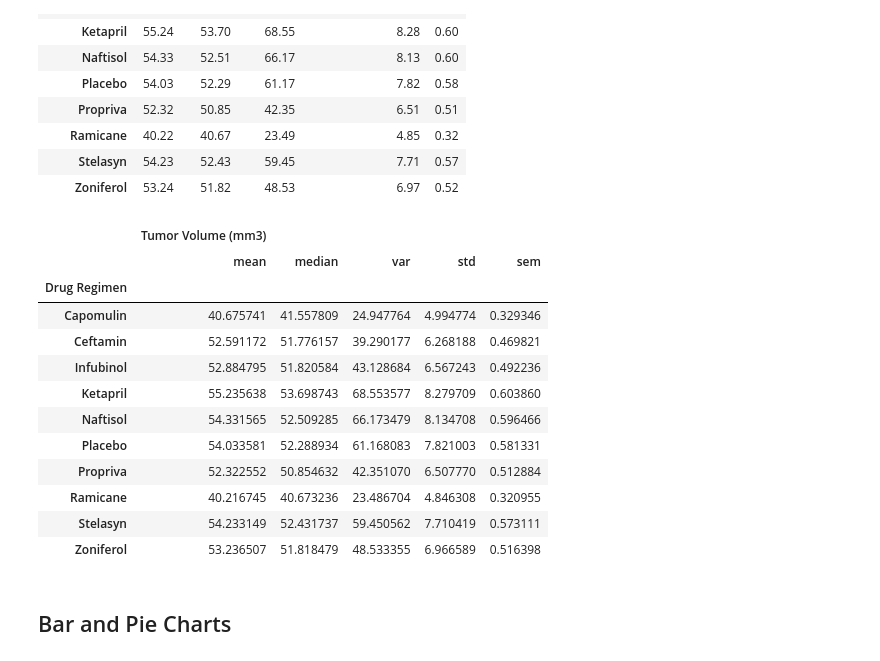
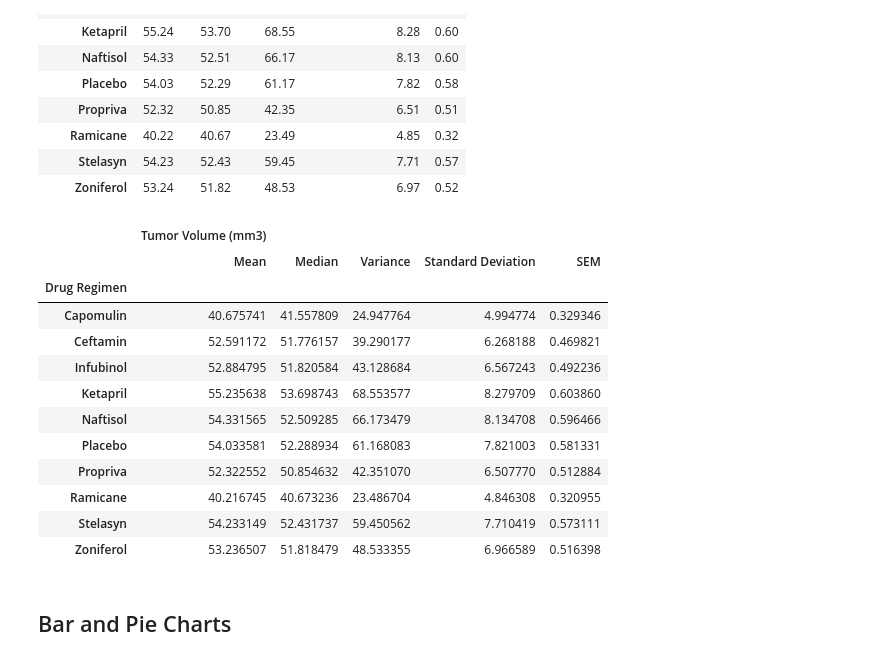
Before and after one commit to VijetaPuthran/Matplotlib, a Jupyter notebook: Pymaceuticals/pymaceuticals_starter.ipynb, the cells around one changed output. Cells and saved outputs as stored; diff of their text form; code cells hidden in the pictures.

Commit message:
Renamed columns of aggregation summary

```diff
--- a/Pymaceuticals/pymaceuticals_starter.ipynb
+++ b/Pymaceuticals/pymaceuticals_starter.ipynb
@@ -135,11 +135,13 @@ Summary_stats_df
 # %%
 # Generate a summary statistics table of mean, median, variance, standard deviation, and SEM of the tumor volume for each regimen
 # Using the aggregation method, produce the same summary statistics in a single line
 
-merged_data.groupby(['Drug Regimen']).agg({'Tumor Volume (mm3)': [np.mean, np.median, np.var,np.std,st.sem]})
+agg_df= merged_data.groupby(['Drug Regimen']).agg({'Tumor Volume (mm3)': [np.mean, np.median, np.var,np.std,st.sem]})
+agg_df = agg_df.rename(columns ={'mean': 'Mean', 'median': 'Median', 'var': 'Variance', 'std': 'Standard Deviation', 'sem': 'SEM'})
+agg_df
 # %% [output]
 |  | Tumor Volume (mm3) |  |  |  |  |
-|  | mean | median | var | std | sem |
+|  | Mean | Median | Variance | Standard Deviation | SEM |
 | Drug Regimen |  |  |  |  |  |
 | Capomulin | 40.675741 | 41.557809 | 24.947764 | 4.994774 | 0.329346 |
 | Ceftamin | 52.591172 | 51.776157 | 39.290177 | 6.268188 | 0.469821 |
```
